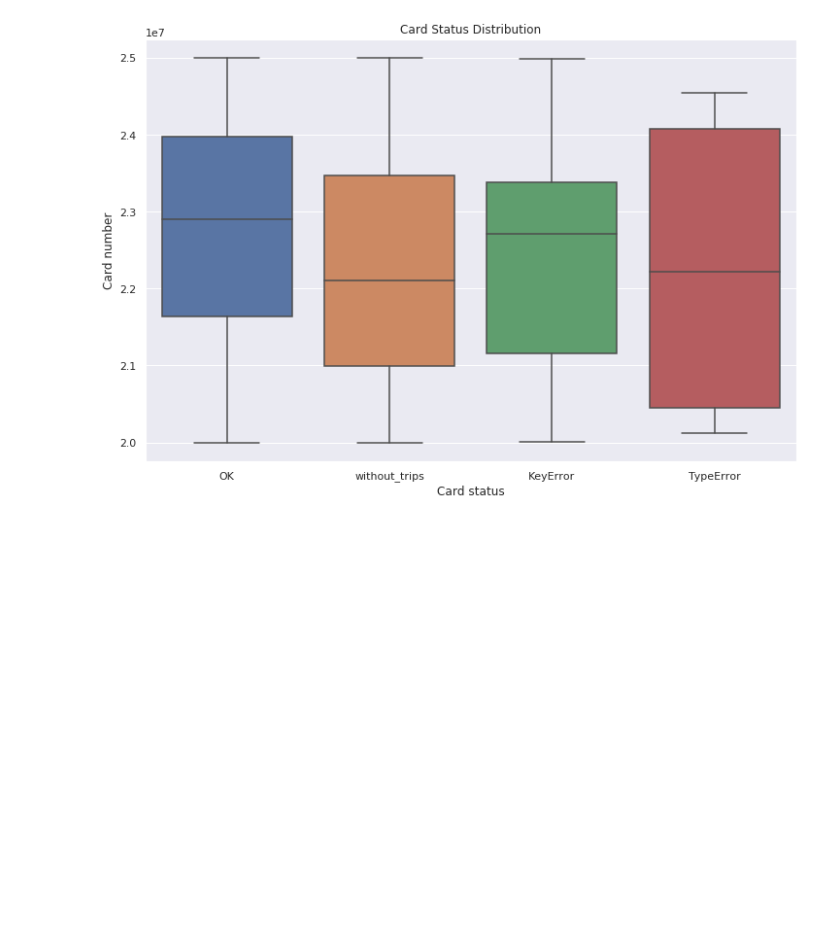
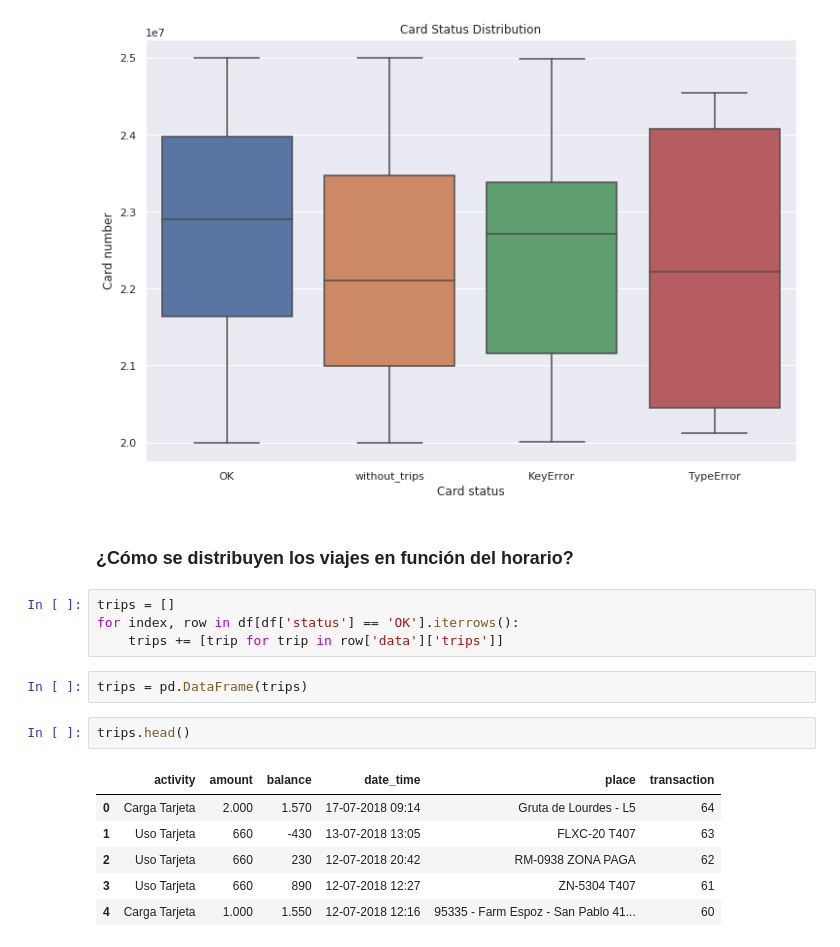
Before and after one commit to nvenegas-oliva/improve_transport, a Jupyter notebook: notebooks/20180918.ipynb, the cells around one changed output. Saved outputs shown, nothing was run; the diff lists cells and outputs as text; blank space fills up the shorter version.

```diff
--- a/notebooks/20180918.ipynb
+++ b/notebooks/20180918.ipynb
@@ -91,3 +91,20 @@ _ = plt.xlabel('Card status')
 _ = plt.title('Card Status Distribution')
 # %% [output]
 [figure]
+# %% [markdown]
+### ¿Cómo se distribuyen los viajes en función del horario?
+# %%
+trips = []
+for index, row in df[df['status'] == 'OK'].iterrows():
+    trips += [trip for trip in row['data']['trips']]
+# %%
+trips = pd.DataFrame(trips)
+# %%
+trips.head()
+# %% [output]
+|  | activity | amount | balance | date_time | place | transaction |
+| 0 | Carga Tarjeta | 2.000 | 1.570 | 17-07-2018 09:14 | Gruta de Lourdes - L5 | 64 |
+| 1 | Uso Tarjeta | 660 | -430 | 13-07-2018 13:05 | FLXC-20 T407 | 63 |
+| 2 | Uso Tarjeta | 660 | 230 | 12-07-2018 20:42 | RM-0938 ZONA PAGA | 62 |
+| 3 | Uso Tarjeta | 660 | 890 | 12-07-2018 12:27 | ZN-5304 T407 | 61 |
+| 4 | Carga Tarjeta | 1.000 | 1.550 | 12-07-2018 12:16 | 95335 - Farm Espoz - San Pablo 41... | 60 |
```
Also changed, not shown: parts of 11 cells of this notebook.
